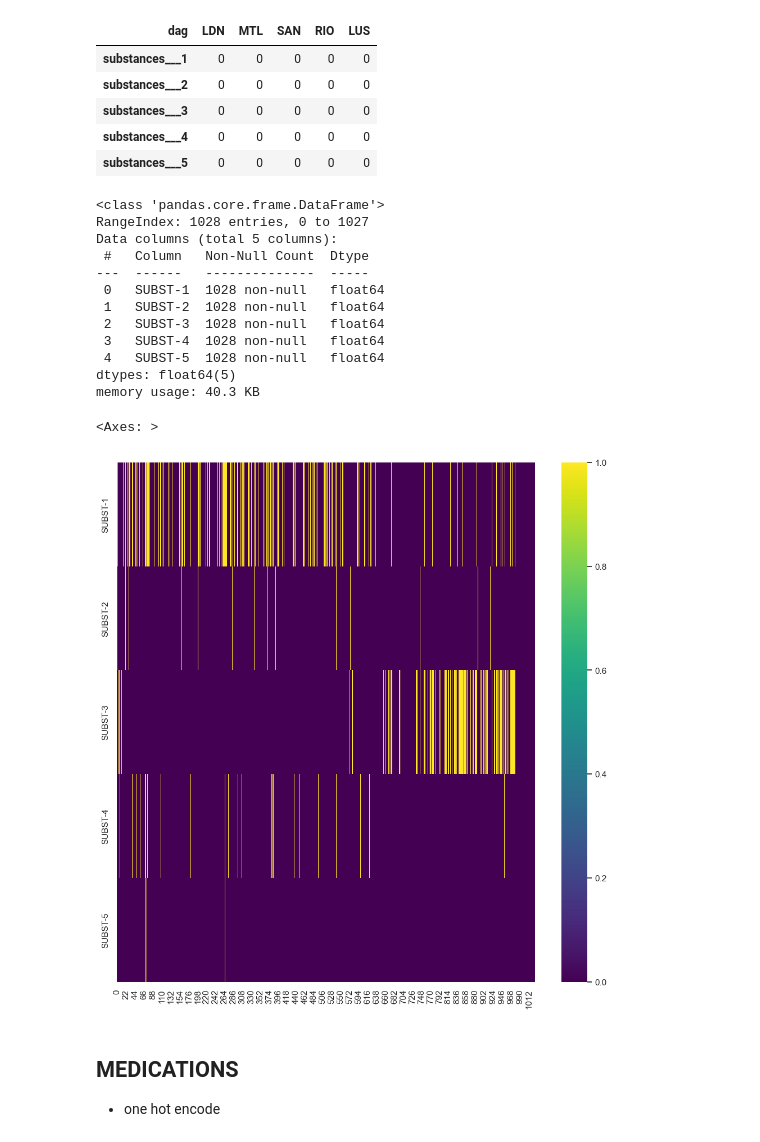
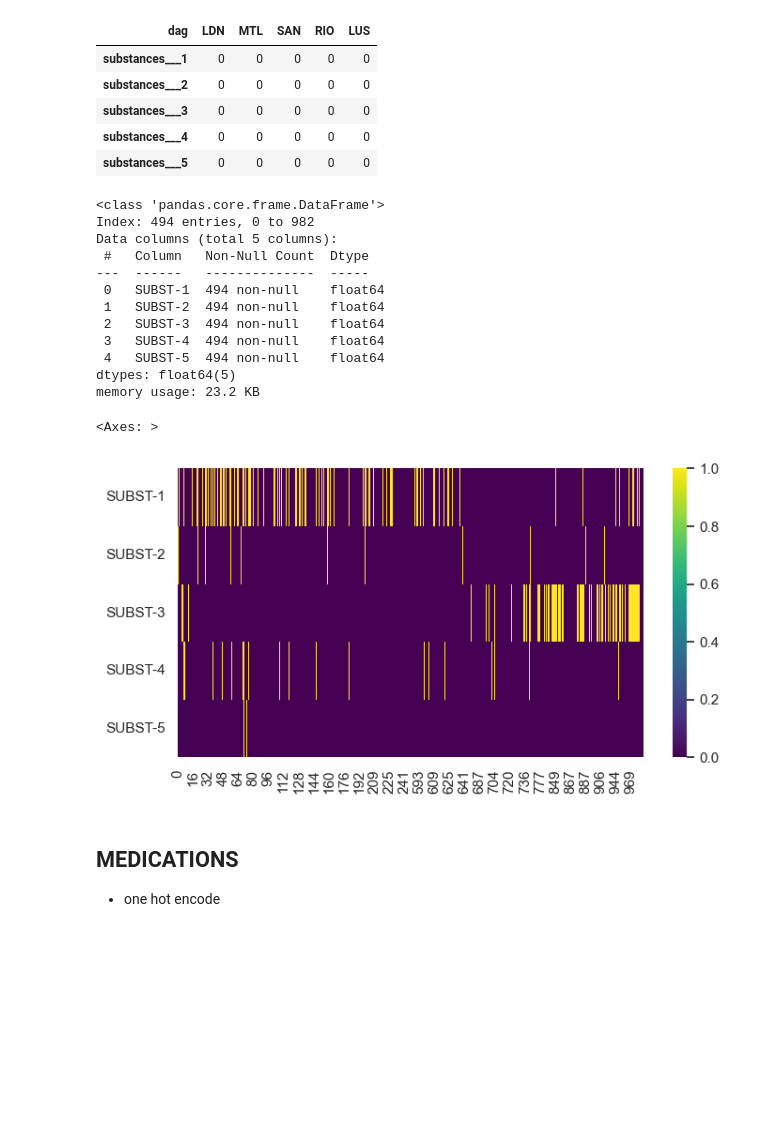
Before and after one commit to davidtweddell/lc_repo, a Jupyter notebook: DEPRECATED/01-inspect-data-1028.ipynb, the cells around one changed output. Drawn from its saved outputs; the diff is of its cells as text; code cells hidden in the pictures; blank space fills up the shorter version.

```diff
--- a/DEPRECATED/01-inspect-data-1028.ipynb
+++ b/DEPRECATED/01-inspect-data-1028.ipynb
@@ -34,6 +37,11 @@ from pathlib import Path
 
 
 p = Path('/Users/david/projects/lc2-1028/')
-fn = "Biospecimen-Data-FINAL-n-1028-2024-07-18.xlsx"
+# fn = "Biospecimen-Data-FINAL-n-1028-2024-07-18.xlsx"
 
-df = pd.read_excel(p / fn, header = 0, engine='openpyxl')
+# fn = "Biospecimen-Data-TIME-CORRECTED-FINAL-n-1028-2024-07-23.xlsx"
+fn = "Biospecimen-Data-TIME-CORRECTED-FINAL-n-1028-2024-07-25.xlsx"
+
+df = pd.read_excel(str(p / fn), header = 0, engine='openpyxl')
+
+df
@@ -227,0 +218,4 @@ HC     = df.query('LC_STATUS == 2')
+# %%
+# keep only the LC+ rows
+df = LC_pos
+df.shape
@@ -428,25 +390,25 @@ Missing SUBSTANCES values by site:
 substance_features.info()
 # %% [output]
 <class 'pandas.core.frame.DataFrame'>
-RangeIndex: 1028 entries, 0 to 1027
+Index: 494 entries, 0 to 982
 Data columns (total 5 columns):
  #   Column   Non-Null Count  Dtype
 ---  ------   --------------  -----
- 0   SUBST-1  1028 non-null   float64
- 1   SUBST-2  1028 non-null   float64
- 2   SUBST-3  1028 non-null   float64
- 3   SUBST-4  1028 non-null   float64
- 4   SUBST-5  1028 non-null   float64
+ 0   SUBST-1  494 non-null    float64
+ 1   SUBST-2  494 non-null    float64
+ 2   SUBST-3  494 non-null    float64
+ 3   SUBST-4  494 non-null    float64
+ 4   SUBST-5  494 non-null    float64
 dtypes: float64(5)
-memory usage: 40.3 KB
+memory usage: 23.2 KB
 # %%
 # sns heatmap of the substances
-plt.figure(figsize = (12, 12))
+plt.figure(figsize = (8,4))
 
 sns.heatmap(substance_features.T, cmap = 'viridis', annot = False)
 # %% [output]
 <Axes: >
-[figure, old version]
+[figure, new version]
 # %% [markdown]
 ## MEDICATIONS
  - one hot encode
```
Also changed, not shown: parts of 84 cells of this notebook.
